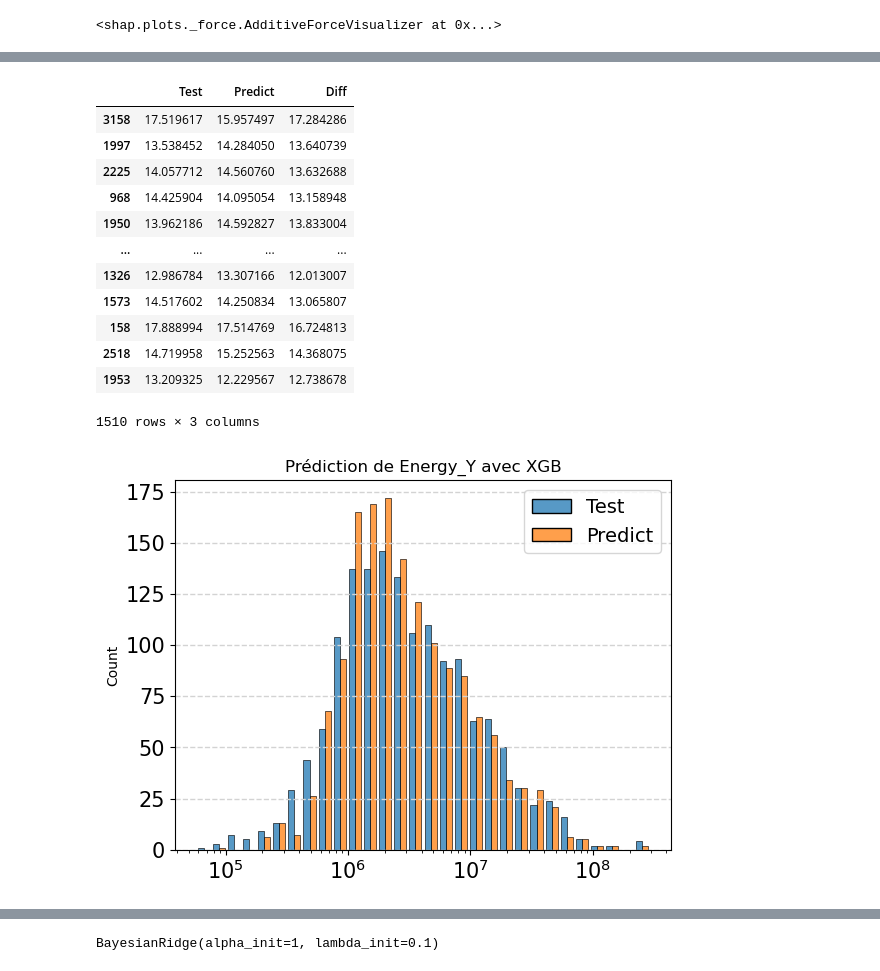
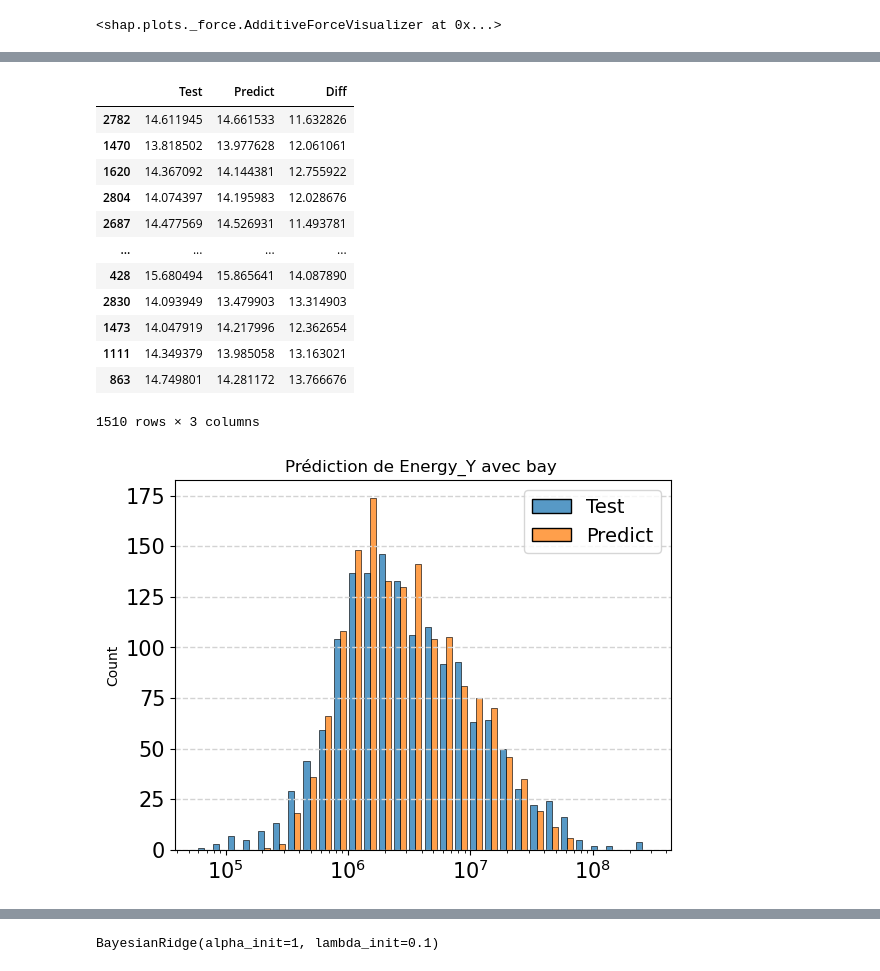
Before and after one commit to CeVague/Projet_4-Anticipez_besoins_consommation_batiments, a Jupyter notebook: Prediction.ipynb, the cells around one changed output, grey strips where cells are left out. Cells and saved outputs as stored; diff of their text form; code cells hidden in the pictures.

```diff
--- a/Prediction.ipynb
+++ b/Prediction.ipynb
@@ -17,10 +17,12 @@ import pickle
 
 with open("./data/pickle", 'rb') as f:
     data_X, data_Y = pickle.load(f)
+# %%
+avec_etoile = 0
 # %%
 # 0 pour les données sans star, 1 pour energystar
-data_X = data_X[0]
-data_Y = data_Y[0]
+data_X = data_X[avec_etoile]
+data_Y = data_Y[avec_etoile]
 # %% [markdown]
 ## Liste des colonnes utilisables
 # %%
@@ -465,6 +467,7 @@ shap.summary_plot(shap_values, data_X[col_num], plot_type="bar", max_display=300
 # %%
 output = 'Energy_Y'
-algo = 'XGB'
+algo = 'bay'
+etoile = 'etoile' if avec_etoile == 1 else ''
 # %%
 y_hist = pd.DataFrame(columns=['Test', 'Predict'])
 # %%
@@ -490,27 +493,27 @@ y_hist['Diff'] = np.log(np.abs(np.exp(y_hist['Test'])-np.exp(y_hist['Predict']))
 y_hist
 # %% [output]
 |  | Test | Predict | Diff |
-| 3158 | 17.519617 | 15.957497 | 17.284286 |
-| 1997 | 13.538452 | 14.284050 | 13.640739 |
-| 2225 | 14.057712 | 14.560760 | 13.632688 |
-| 968 | 14.425904 | 14.095054 | 13.158948 |
-| 1950 | 13.962186 | 14.592827 | 13.833004 |
+| 2782 | 14.611945 | 14.661533 | 11.632826 |
+| 1470 | 13.818502 | 13.977628 | 12.061061 |
+| 1620 | 14.367092 | 14.144381 | 12.755922 |
+| 2804 | 14.074397 | 14.195983 | 12.028676 |
+| 2687 | 14.477569 | 14.526931 | 11.493781 |
 | ... | ... | ... | ... |
-| 1326 | 12.986784 | 13.307166 | 12.013007 |
-| 1573 | 14.517602 | 14.250834 | 13.065807 |
-| 158 | 17.888994 | 17.514769 | 16.724813 |
-| 2518 | 14.719958 | 15.252563 | 14.368075 |
-| 1953 | 13.209325 | 12.229567 | 12.738678 |
+| 428 | 15.680494 | 15.865641 | 14.087890 |
+| 2830 | 14.093949 | 13.479903 | 13.314903 |
+| 1473 | 14.047919 | 14.217996 | 12.362654 |
+| 1111 | 14.349379 | 13.985058 | 13.163021 |
+| 863 | 14.749801 | 14.281172 | 13.766676 |
 1510 rows × 3 columns
 # %%
 import seaborn as sns
 # %%
 ax = sns.histplot(np.exp(y_hist[['Test', 'Predict']]), multiple="dodge", shrink=.8, log_scale=(True, False), bins=30)
-ax.set(title="Prédiction de {} avec {}".format(output, algo))
+ax.set(title="Prédiction de {} avec {} {}".format(output, algo, 'et Etoile' if etoile != '' else etoile))
 
 fig = ax.get_figure()
-fig.savefig("./data/graph/predict_{}_{}.png".format(output, algo))
+fig.savefig("./data/graph/predict_{}_{}_{}.png".format(output, algo, etoile))
 # %% [output]
-[figure, old version]
+[figure, new version]
 # %%
 ax = sns.histplot(np.exp(y_hist['Diff']), shrink=.8, log_scale=(True, False), bins=30)
```
Also changed, not shown: parts of 11 cells of this notebook, 2 other files.
